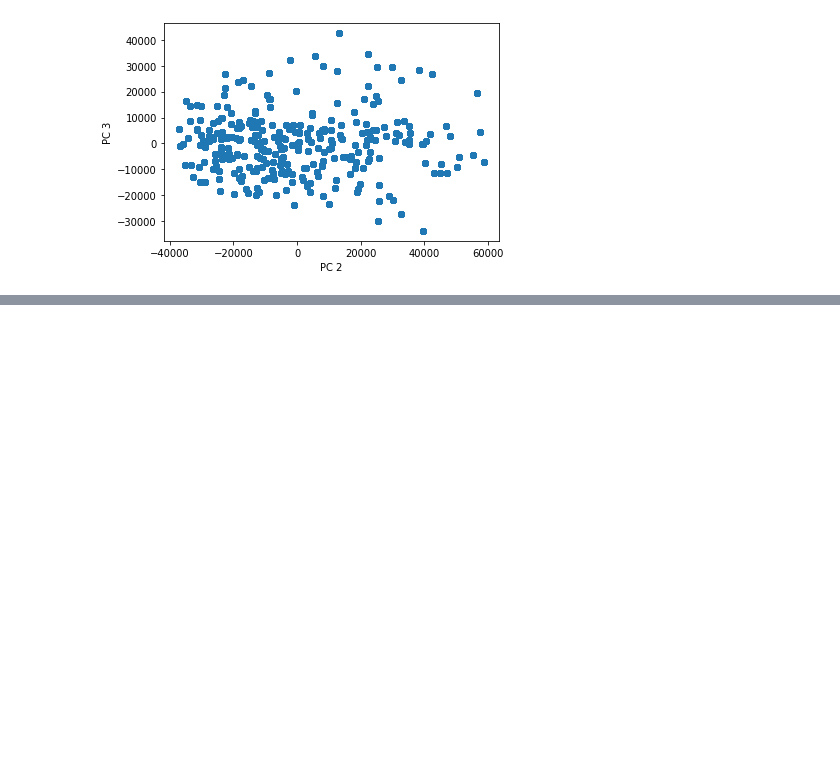
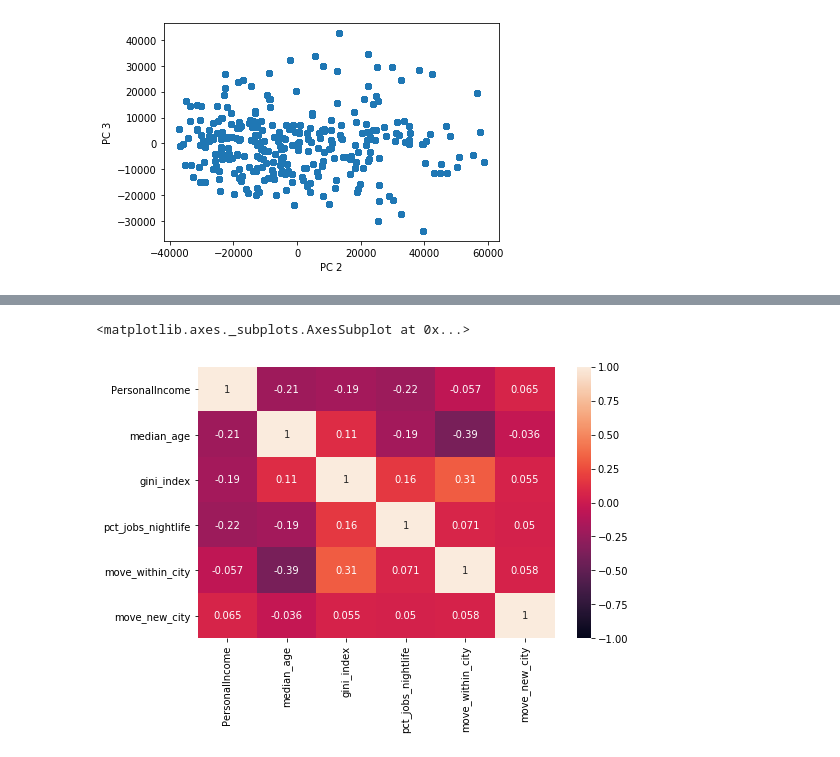
Before and after one commit to EugeniaDickson/zillow_rent_index, a Jupyter notebook: casey/PCA.ipynb, the cells around one changed output, grey strips where cells are left out. Saved outputs shown, nothing was run; the diff lists cells and outputs as text; code cells hidden in the pictures; blank space fills up the shorter version.

```diff
--- a/casey/PCA.ipynb
+++ b/casey/PCA.ipynb
@@ -97,0 +122,7 @@ Text(0, 0.5, 'PC 3')
+# %%
+temp = df2.drop(['avg_commute_time'],axis=1)
+plt.figure(figsize=(8,5))
+sns.heatmap(temp.corr(),vmin=-1, vmax=1, annot=True)
+# %% [output]
+<matplotlib.axes._subplots.AxesSubplot at 0x...>
+[figure, added]
```
Also changed, not shown: parts of 16 cells of this notebook.
